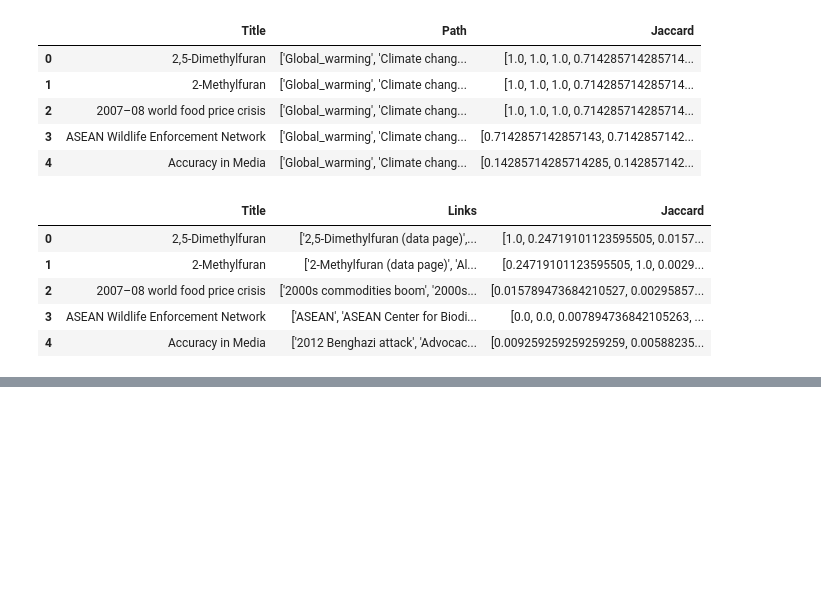
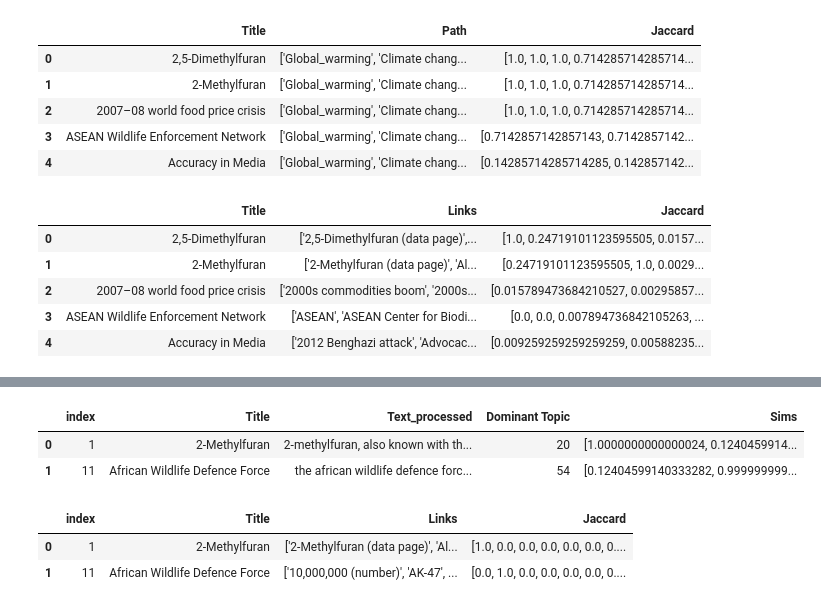
Before and after one commit to DavidResin/epfl-datavis-esnaware, a Jupyter notebook: analysis/prepare_data_for_viz.ipynb, the cells around one changed output, grey strips where cells are left out. Drawn from its saved outputs; the diff is of its cells as text; code cells hidden in the pictures; blank space fills up the shorter version.

```diff
--- a/analysis/prepare_data_for_viz.ipynb
+++ b/analysis/prepare_data_for_viz.ipynb
@@ -106,0 +107,5 @@ with open("../data/data_viz.json", 'w+', encoding='utf-8') as f:
+# %%
+indexes_to_keep = list(sampled_lda.index)
+# %%
+sampled_lda = df_lda[df_lda.index.isin(indexes_to_keep)]
+sampled_links = df_links[df_links.index.isin(indexes_to_keep)]
@@ -106,0 +120,4 @@ with open("../data/data_viz.json", 'w+', encoding='utf-8') as f:
+# %%
+sampled_lda['Sims'] = sampled_lda['Sims'].apply(lambda l: [item for i, item in enumerate(l) if i in indexes_to_keep])
+sampled_category['Jaccard'] = sampled_category['Jaccard'].apply(lambda l: [item for i, item in enumerate(l) if i in indexes_to_keep])
+sampled_links['Jaccard'] = sampled_links['Jaccard'].apply(lambda l: [item for i, item in enumerate(l) if i in indexes_to_keep])
@@ -106,0 +135,16 @@ with open("../data/data_viz.json", 'w+', encoding='utf-8') as f:
+# %%
+sampled_lda = sampled_lda.reset_index()
+sampled_category = sampled_category.reset_index()
+sampled_links = sampled_links.reset_index()
+# %%
+sampled_lda.head(2)
+# %% [output]
+|  | index | Title | Text_processed | Dominant Topic | Sims |
+| 0 | 1 | 2-Methylfuran | 2-methylfuran, also known with th... | 20 | [1.0000000000000024, 0.1240459914... |
+| 1 | 11 | African Wildlife Defence Force | the african wildlife defence forc... | 54 | [0.12404599140333282, 0.999999999... |
+# %%
+sampled_links.head(2)
+# %% [output]
+|  | index | Title | Links | Jaccard |
+| 0 | 1 | 2-Methylfuran | ['2-Methylfuran (data page)', 'Al... | [1.0, 0.0, 0.0, 0.0, 0.0, 0.0, 0.... |
+| 1 | 11 | African Wildlife Defence Force | ['10,000,000 (number)', 'AK-47', ... | [0.0, 1.0, 0.0, 0.0, 0.0, 0.0, 0.... |
```
Also changed, not shown: parts of 25 cells of this notebook, 1 other file.
